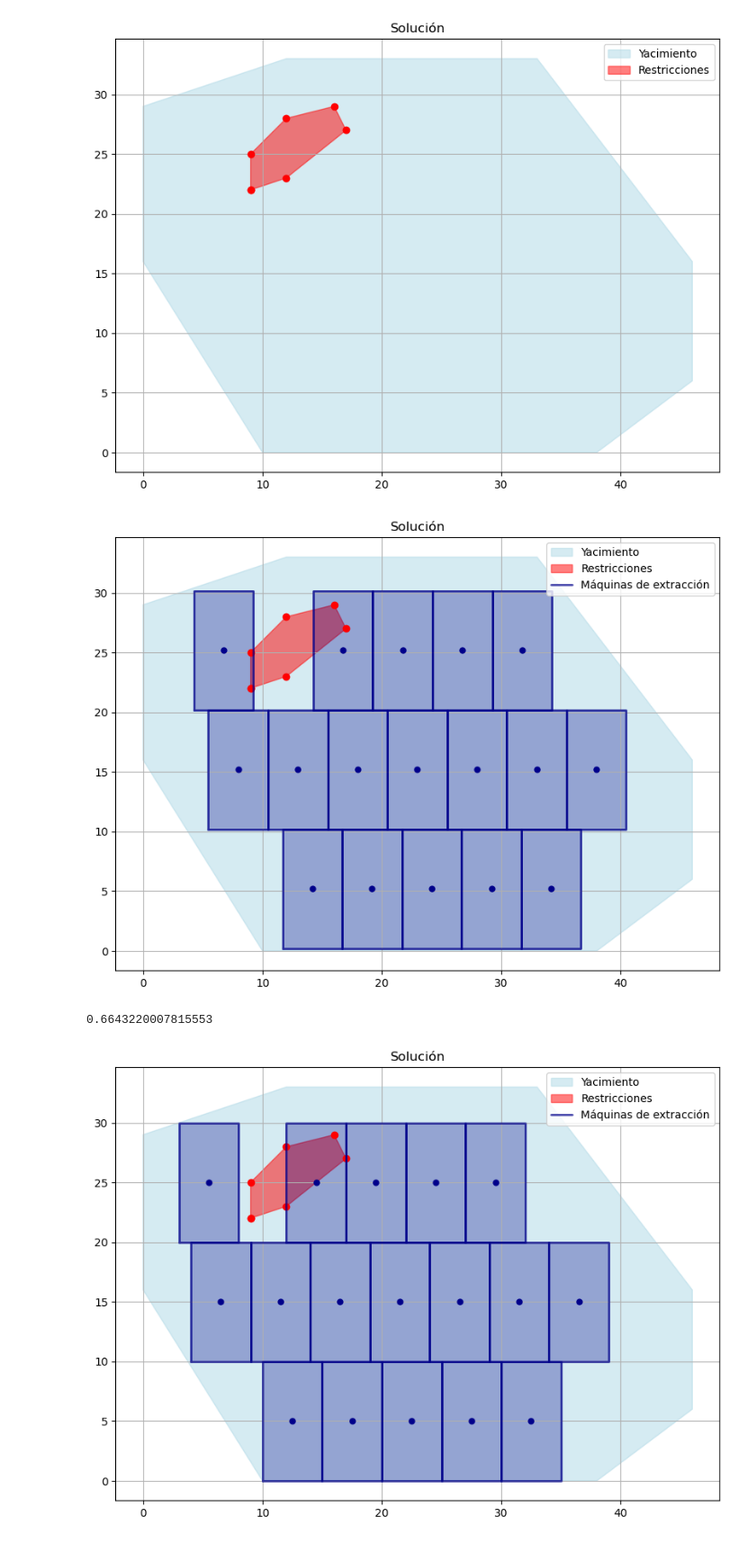
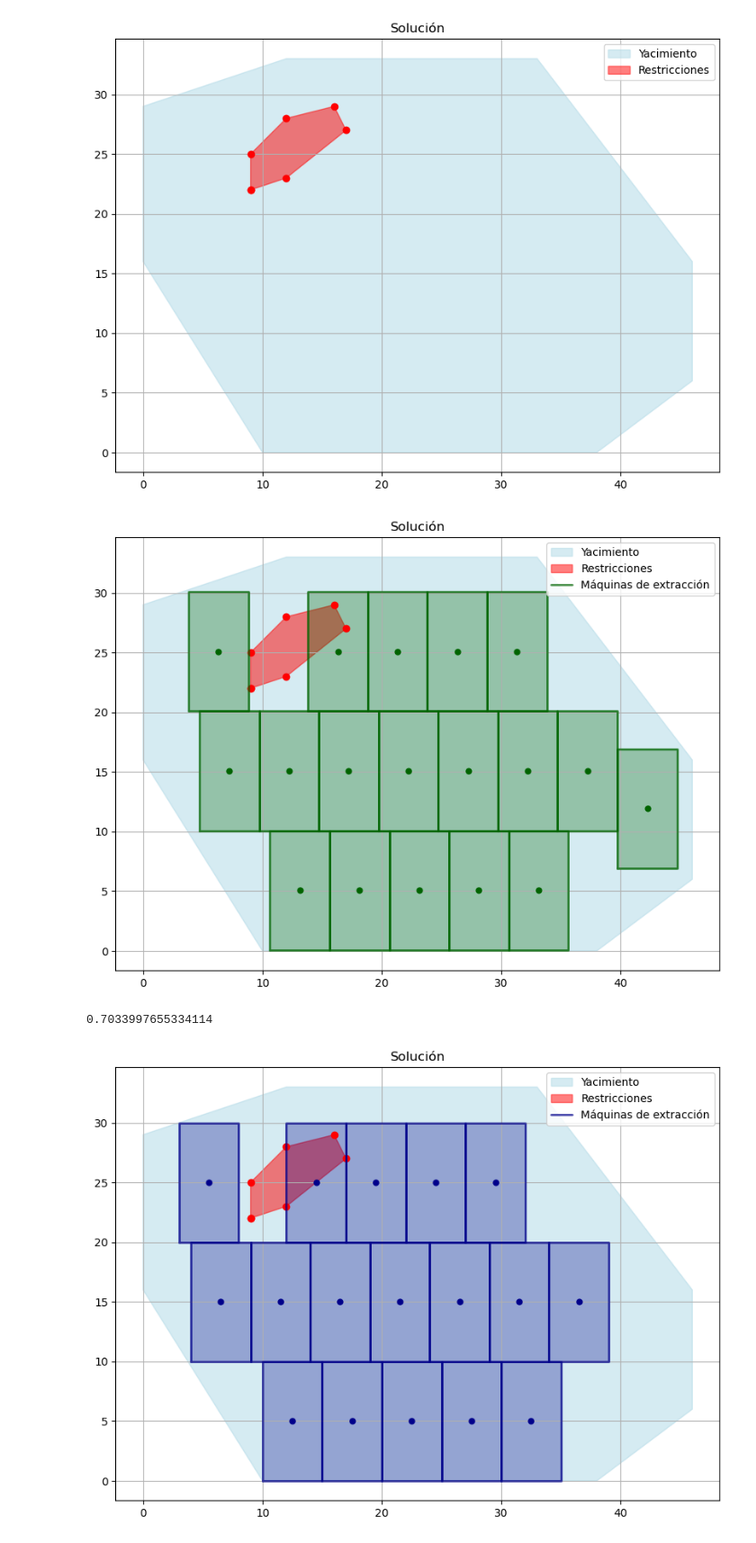
Before and after one commit to lararlm/TD8_ProyectoFinal, a Jupyter notebook: testing/demo.ipynb, the cells around one changed output. Shown at 90% size. Drawn from its saved outputs; the diff is of its cells as text; code cells hidden in the pictures.

```diff
--- a/testing/demo.ipynb
+++ b/testing/demo.ipynb
@@ -11,5 +12,7 @@ from analisis.optimization_functions import  optimize_area
 # %%
 file_path_bony = 'C:/Users/valen/OneDrive/Escritorio/Bony/Di tella/TD8FINAL/TD8_ProyectoFinal/mapas/pol.02.xml' # Elegimos el mapa
 polygon, rect_size, restrictions , angulo = xml_data_extractor(file_path_bony)
+polygon, restrictions, translation_vector = rotation(polygon,restrictions) # Normalizamos el mapa y las restricciones y hacemos la rotacion (Si es necesario)
+
 # Descomentar solamente si el mapa es muy grande
 # polygon, rect_size, restrictions, rectangles = change_dimensions(polygon,rect_size,restrictions, size_to_change = 0.01)
@@ -19,12 +24,12 @@ plot_solution(polygon,restrictions,[],rect_size)
 [figure]
 # %%
 rectangles_demo = grid_heuristic(polygon, restrictions,rect_size,rand = True) # Corremos con el algoritmo de grilla
-plot_solution(polygon,restrictions,rectangles_demo,rect_size)
+plot_solution(polygon,restrictions,rectangles_demo,rect_size,"darkgreen")
 area_demo = calculate_area(polygon,rectangles_demo,rect_size)
 print(area_demo)
 # %% [output]
-[figure, old version]
+[figure, new version]
-0.6643220007815553
+0.7033997655334114
 # %%
 rectangles_demo_2 = paint_heuristic(polygon,restrictions,rect_size) # Corremos con el algoritmo de pintado
 plot_solution(polygon,restrictions,rectangles_demo_2,rect_size)
```
Also changed, not shown: parts of 4 cells of this notebook, 8 other files.
